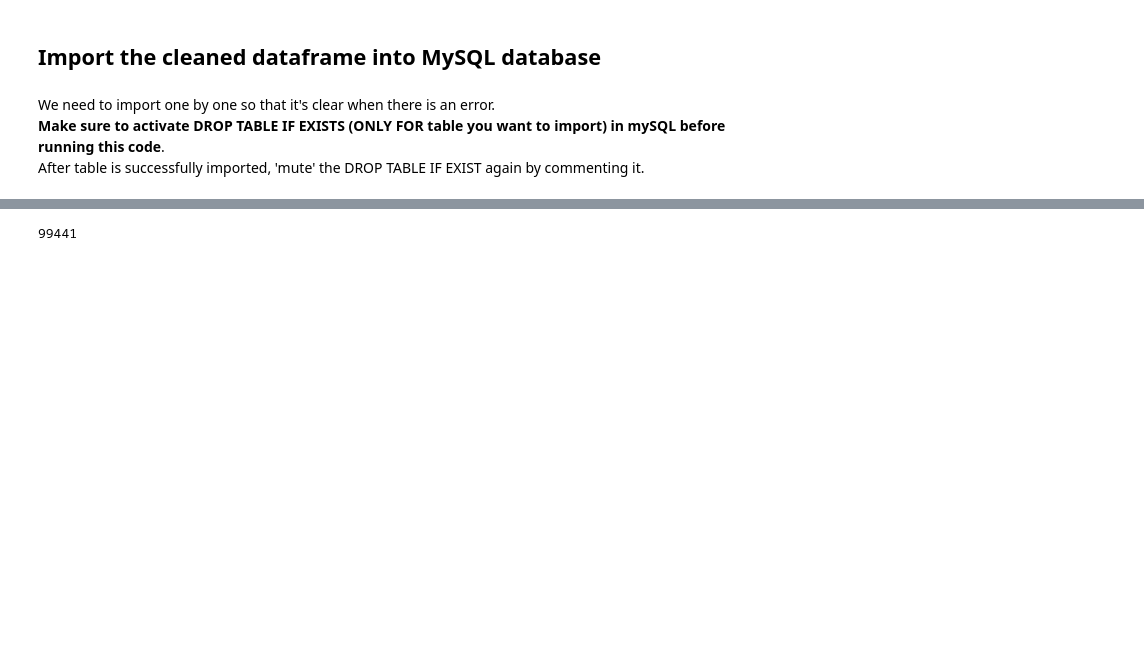
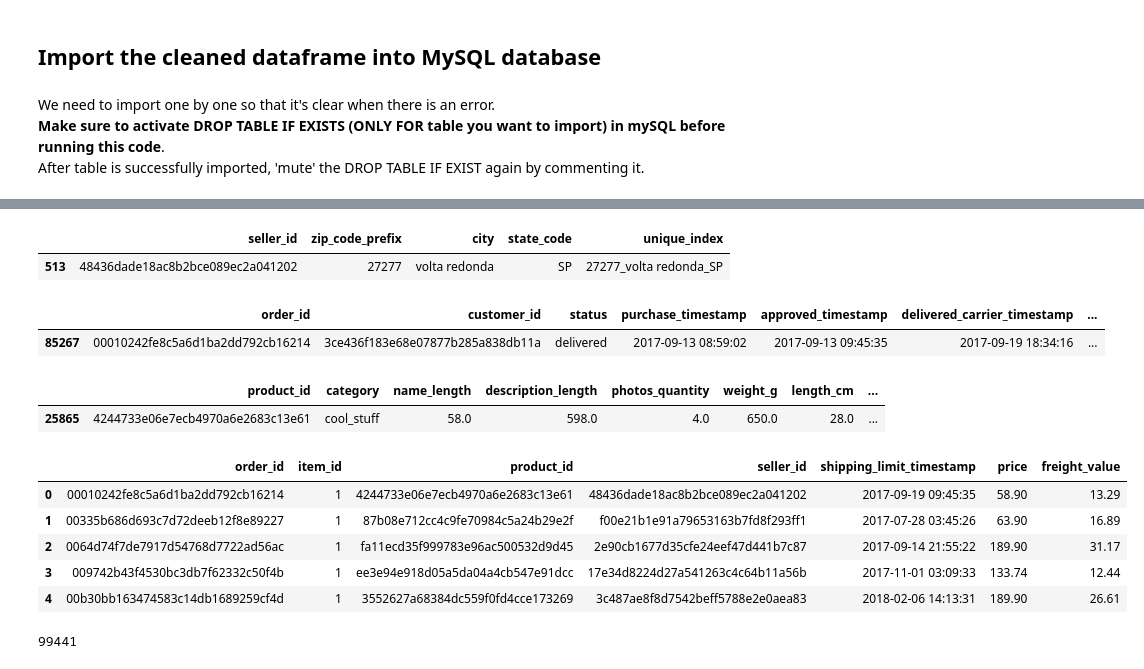
Before and after one commit to RosaEvasari/e-commerce-analysis, a Jupyter notebook: notebooks/draft_notebooks/notebook_draft.ipynb, the cells around one changed output, grey strips where cells are left out. Cells and saved outputs as stored; diff of their text form; code cells hidden in the pictures; blank space fills up the shorter version.

```diff
--- a/notebooks/draft_notebooks/notebook_draft.ipynb
+++ b/notebooks/draft_notebooks/notebook_draft.ipynb
@@ -994,3 +1409,28 @@ df_items.to_sql('items', con=engine, index=False, if_exists='append')
+# %%
+df_sellers[df_sellers['seller_id'] == '48436dade18ac8b2bce089ec2a041202']
+# %% [output]
+|  | seller_id | zip_code_prefix | city | state_code | unique_index |
+| 513 | 48436dade18ac8b2bce089ec2a041202 | 27277 | volta redonda | SP | 27277_volta redonda_SP |
+# %%
+df_orders[df_orders['order_id'] == '00010242fe8c5a6d1ba2dd792cb16214']
+# %% [output]
+|  | order_id | customer_id | status | purchase_timestamp | approved_timestamp | delivered_carrier_timestamp | ... |
+| 85267 | 00010242fe8c5a6d1ba2dd792cb16214 | 3ce436f183e68e07877b285a838db11a | delivered | 2017-09-13 08:59:02 | 2017-09-13 09:45:35 | 2017-09-19 18:34:16 | ... |
+# %%
+df_products[df_products['product_id'] == '4244733e06e7ecb4970a6e2683c13e61']
+# %% [output]
+|  | product_id | category | name_length | description_length | photos_quantity | weight_g | length_cm | ... |
+| 25865 | 4244733e06e7ecb4970a6e2683c13e61 | cool_stuff | 58.0 | 598.0 | 4.0 | 650.0 | 28.0 | ... |
+# %%
+filtered_out_items = pd.read_csv('../../data/cleaned/filtered_out_items.csv')
+filtered_out_items.head()
+# %% [output]
+|  | order_id | item_id | product_id | seller_id | shipping_limit_timestamp | price | freight_value |
+| 0 | 00010242fe8c5a6d1ba2dd792cb16214 | 1 | 4244733e06e7ecb4970a6e2683c13e61 | 48436dade18ac8b2bce089ec2a041202 | 2017-09-19 09:45:35 | 58.90 | 13.29 |
+| 1 | 00335b686d693c7d72deeb12f8e89227 | 1 | 87b08e712cc4c9fe70984c5a24b29e2f | f00e21b1e91a79653163b7fd8f293ff1 | 2017-07-28 03:45:26 | 63.90 | 16.89 |
+| 2 | 0064d74f7de7917d54768d7722ad56ac | 1 | fa11ecd35f999783e96ac500532d9d45 | 2e90cb1677d35cfe24eef47d441b7c87 | 2017-09-14 21:55:22 | 189.90 | 31.17 |
+| 3 | 009742b43f4530bc3db7f62332c50f4b | 1 | ee3e94e918d05a5da04a4cb547e91dcc | 17e34d8224d27a541263c4c64b11a56b | 2017-11-01 03:09:33 | 133.74 | 12.44 |
+| 4 | 00b30bb163474583c14db1689259cf4d | 1 | 3552627a68384dc559f0fd4cce173269 | 3c487ae8f8d7542beff5788e2e0aea83 | 2018-02-06 14:13:31 | 189.90 | 26.61 |
 # %%
 df_orders = pd.read_csv('../../data/cleaned/orders.csv')
 df_orders.to_sql('orders', con=engine, index=False, if_exists='append')
```
Also changed, not shown: parts of 44 cells of this notebook, 30 other files.
